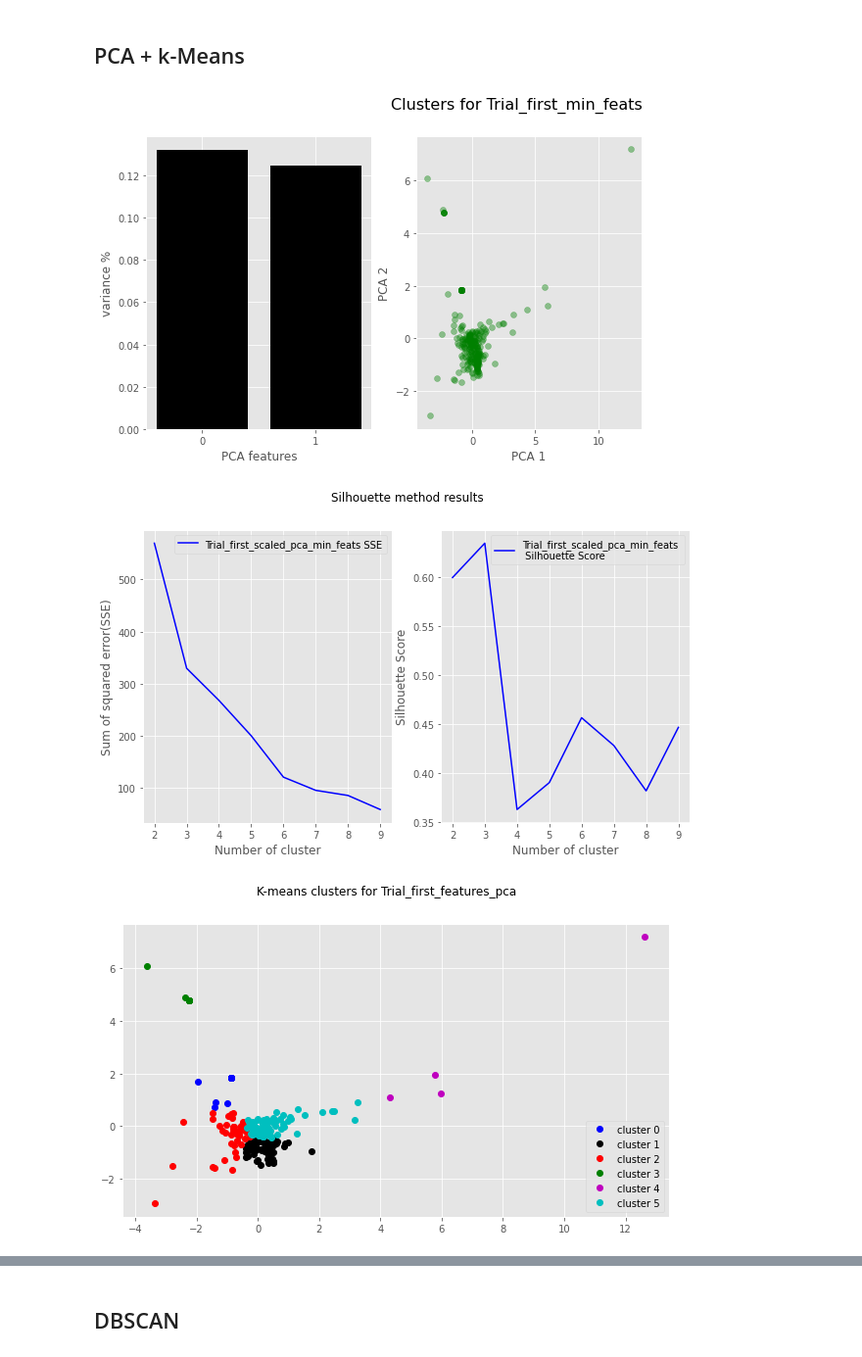
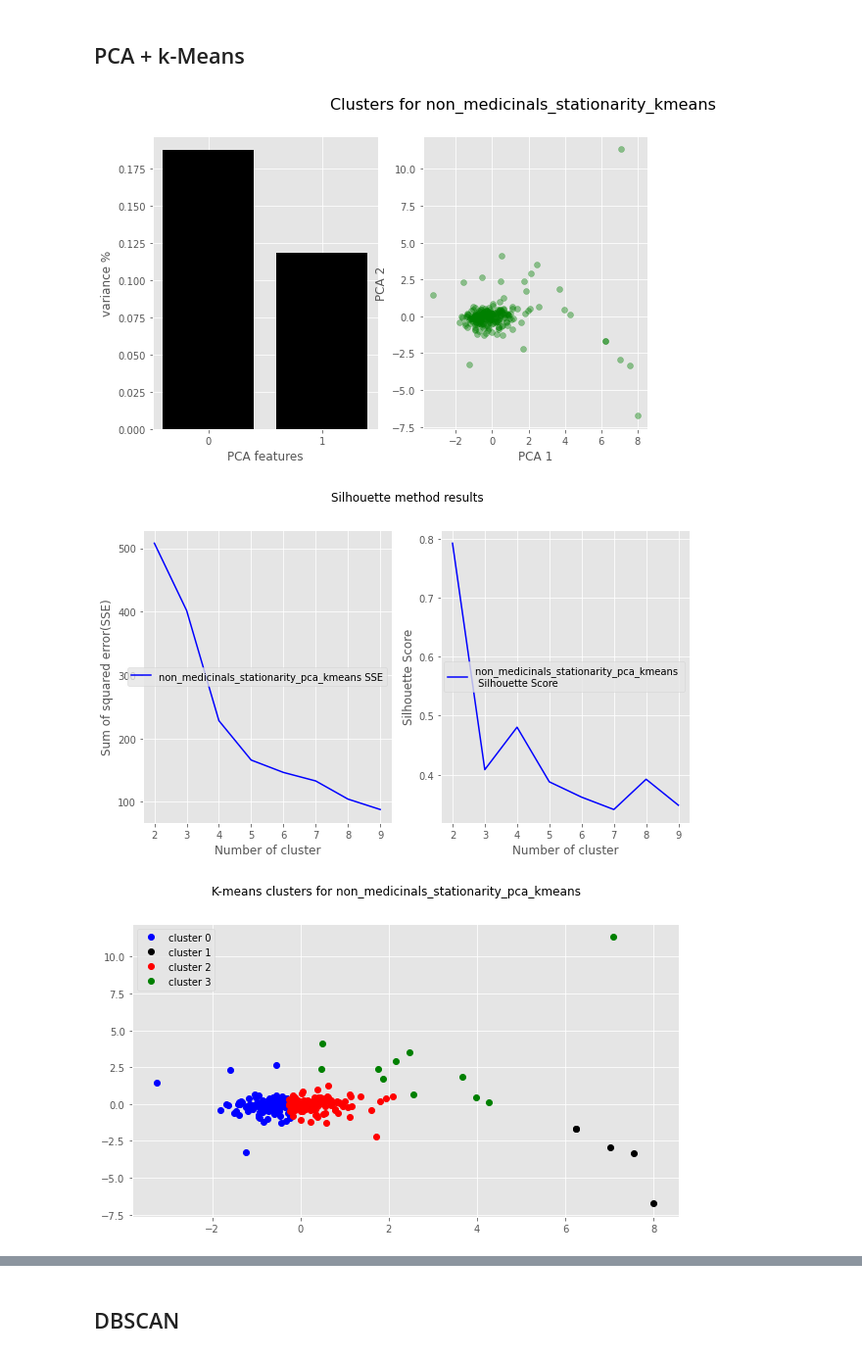
Before and after one commit to GarethWilhelm/TS-Feature-Clustering, a Jupyter notebook: notebooks/3. clustering_tsfresh_features.ipynb, the cells around one changed output, grey strips where cells are left out. Shown: that part at 98% size. Cells and saved outputs as stored; diff of their text form; code cells hidden in the pictures.

Commit message:
add product names to plots and test on product[0,1,-1]

```diff
--- a/notebooks/3. clustering_tsfresh_features.ipynb
+++ b/notebooks/3. clustering_tsfresh_features.ipynb
@@ -62,14 +62,6 @@ from automations.clustering_helpers import *
 # %% [markdown]
 ## Data processing
 # %%
-def load_features_data(ref: range,root_path: str,target_features):
-  path_to_target_features = os.path.join(root_path,target_features)
-  data = os.listdir(path_to_target_features)[ref]
-  product_df = pd.read_csv(f'{path_to_target_features}/{data}',index_col='id')
-  product_df_no_nulls = remove_null_values(product_df)
-  clean_header(df=product_df_no_nulls)
-  return product_df_no_nulls
-
 # List of features
 redundant_features = ['fft_coefficient','cwt_coefficients','count','change_quantiles','last_location_','agg_autocorrelation','index_mass_quantile',
                       'sum_values','sum_values','has_duplicate','length','quantile','ratio_beyond_r_sigma','ratio_value_number_to_time_series_length',
@@ -77,6 +69,7 @@ redundant_features = ['fft_coefficient','cwt_coefficients','count','change_quant
                       'variation_coefficient','max_langevin_fixed_point','reoccurring','symmetry_looking','variation','longest_strike_',
                       'variance_larger_than_standard_deviation']
 min_feats = ['kurtosis','variance','mean','skewness','standard_deviation','median','sum_values','maximum','length','minimum']
-stationarity = ['autocorrelation','^mean$','kurtosis','augmented']
+stats = ['kurtosis','^mean$']
+stationarity = ['autocorrelation','augmented']
 # %% [markdown]
 ## Load data
@@ -83,8 +90,15 @@ stationarity = ['autocorrelation','^mean$','kurtosis','augmented']
+# %%
+def load_features_data(ref: range,root_path: str,target_features,list_of_product_names):
+  path_to_target_features = os.path.join(root_path,target_features)
+  data = os.listdir(path_to_target_features)[ref]
+  product_df = pd.read_csv(f'{path_to_target_features}/{data}',index_col='id')
+  product_df_no_nulls = remove_null_values(product_df)
+  clean_header(df=product_df_no_nulls)
+  product_name =  list_of_product_names[ref]
+  return product_name, product_df_no_nulls
 # %%
-PATH = '/content/drive/My Drive/Stellenbosch/Webster'
-product_name =  'Trial_first'
 # Create a list of target features
-all_eff_features = load_features_data(0,PATH,'efficient_parameters')
+product_name, all_eff_features = load_features_data(-1,PATH,'efficient_parameters',names)
 # Generate dataframe from excluding redundant features
 # remove export_val prefix on column names
 features_filtered = change_column_prefix(
@@ -94,3 +108,7 @@ features_filtered = change_column_prefix(
 # call stationary feature list on filtered feature dataframe
 stationary_features_df = features_filtered[filter_features(features_filtered,stationarity)]
 stationary_features_df = remove_outliers_iqr(stationary_features_df)
+simplify_column_name(stationary_features_df,'autocorrelation__','auto_corr_')
+simplify_column_name(stationary_features_df,'partial_autocorrelation__','pac_')
+simplify_column_name(stationary_features_df,'augmented_dickey_fuller__attr_','adf_')
+stationary_features_df.head()
@@ -124,0 +129,9 @@ plt.savefig(f"{PATH}/images/correlation_stationarity_features")
+# %%
+# Drop correlated features (threshold: 0.5)
+stationarity_uncorrelated = remove_features_df(stationary_features_df,drop_correlated_pairs(stationary_features_df,0.5))
+# Add statistical features to dataframe
+stats_features_df = remove_outliers_iqr(features_filtered[filter_features(features_filtered,stats)])
+features_uncorrelated = pd.merge(stationarity_uncorrelated,stats_features_df,on='id')
+# Check if all features are not correlated
+plot_correlated_features(features_uncorrelated,0.5)
+plt.savefig(f"{PATH}/images/{product_name}_correlation_{experiment}")
@@ -206,37 +232,37 @@ principalComponents = pca.fit_transform(features_uncorrelated)
 PCA_components = pd.DataFrame(principalComponents)
 # Plot the explained variances
 features = range(pca.n_components_)
 
 
 fig = plt.figure(figsize=(14,5.5))
-fig.suptitle(f"Clusters for {product_name}_min_feats", fontsize=16)
+fig.suptitle(f"Clusters for {product_name}_{experiment}_kmeans", fontsize=16)
 fig.add_subplot(131)
 plt.bar(features, pca.explained_variance_ratio_, color='black')
 plt.xlabel('PCA features')
 plt.ylabel('variance %')
 plt.xticks(features)
 
 fig.add_subplot(132)
 plt.scatter(PCA_components[0], PCA_components[1], alpha=.4, color='green')
 plt.xlabel('PCA 1')
 plt.ylabel('PCA 2')
 
 
-plot_elbow_silhoutte_k_evaluation(f"{product_name}_scaled_pca_min_feats",np.asarray(PCA_components),10)
-clusters_features_uncorrelated = plot_kmeans_clusters(np.asarray(PCA_components),6,f"{product_name}_features_pca",f"{PATH}/images")
+plot_elbow_silhoutte_k_evaluation(f"{product_name}_{experiment}_pca_kmeans",np.asarray(PCA_components),10)
+clusters_features_uncorrelated = plot_kmeans_clusters(np.asarray(PCA_components),4,f"{product_name}_{experiment}_pca_kmeans",f"{PATH}/images")
 
 details = [(name,cluster) for name, cluster in zip(features_uncorrelated.index,clusters_features_uncorrelated)]
 cluster_df = pd.DataFrame(details,columns=['names','cluster'])
 cluster_df['names'].astype('category')
 get_names = features_uncorrelated.reset_index().rename(columns={'id':'names'})
 get_names.names.astype('category')
 country_cluster = pd.merge(get_names,cluster_df,how='inner', on='names')
 groups = country_cluster.groupby(['cluster']).agg('mean')
 
 ax = groups.plot(figsize=(14,5.5),kind='barh')
 fig = ax.get_figure()
-fig.savefig(f"{PATH}/images/{product_name}_min_features_pca_kmeans.png")
+fig.savefig(f"{PATH}/images/{product_name}_{experiment}_pca_kmeans.png")
 # %% [output]
-[figure, old version]
+[figure, new version]
-[figure, old version]
+[figure, new version]
-[figure, old version]
+[figure, new version]
```
Also changed, not shown: parts of 13 cells of this notebook.
